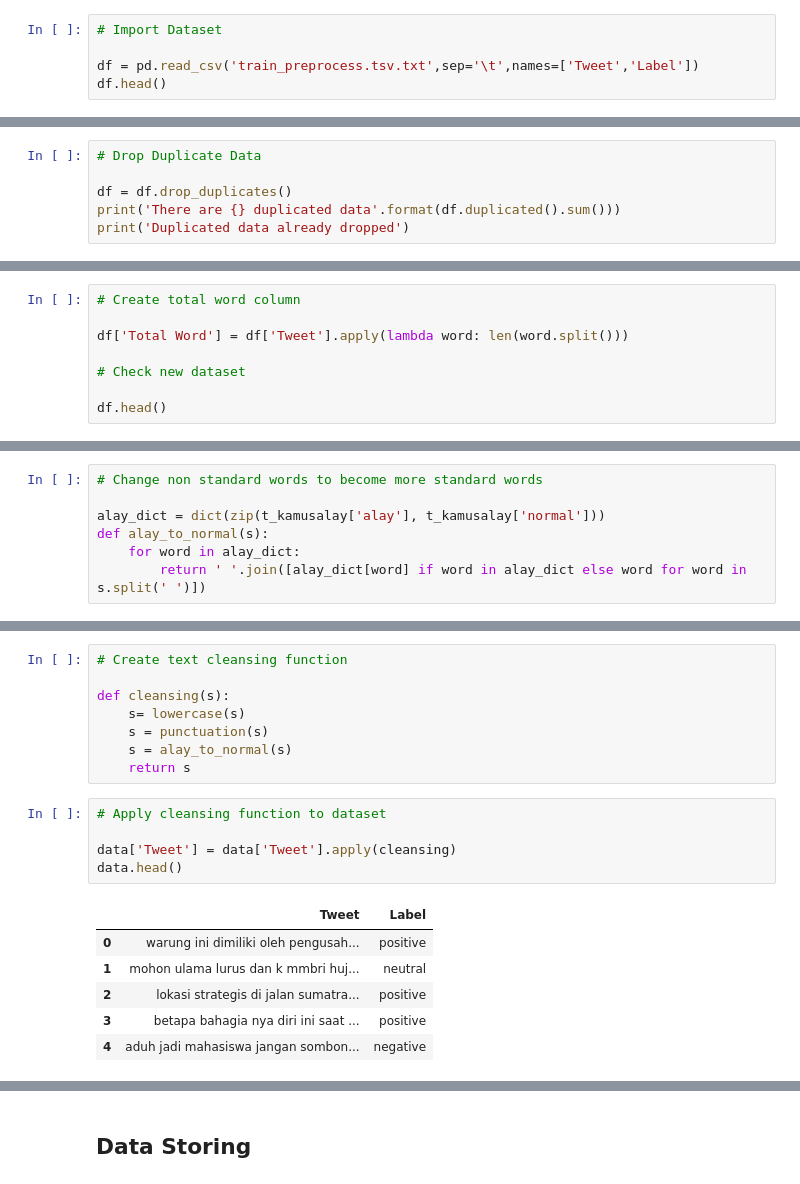
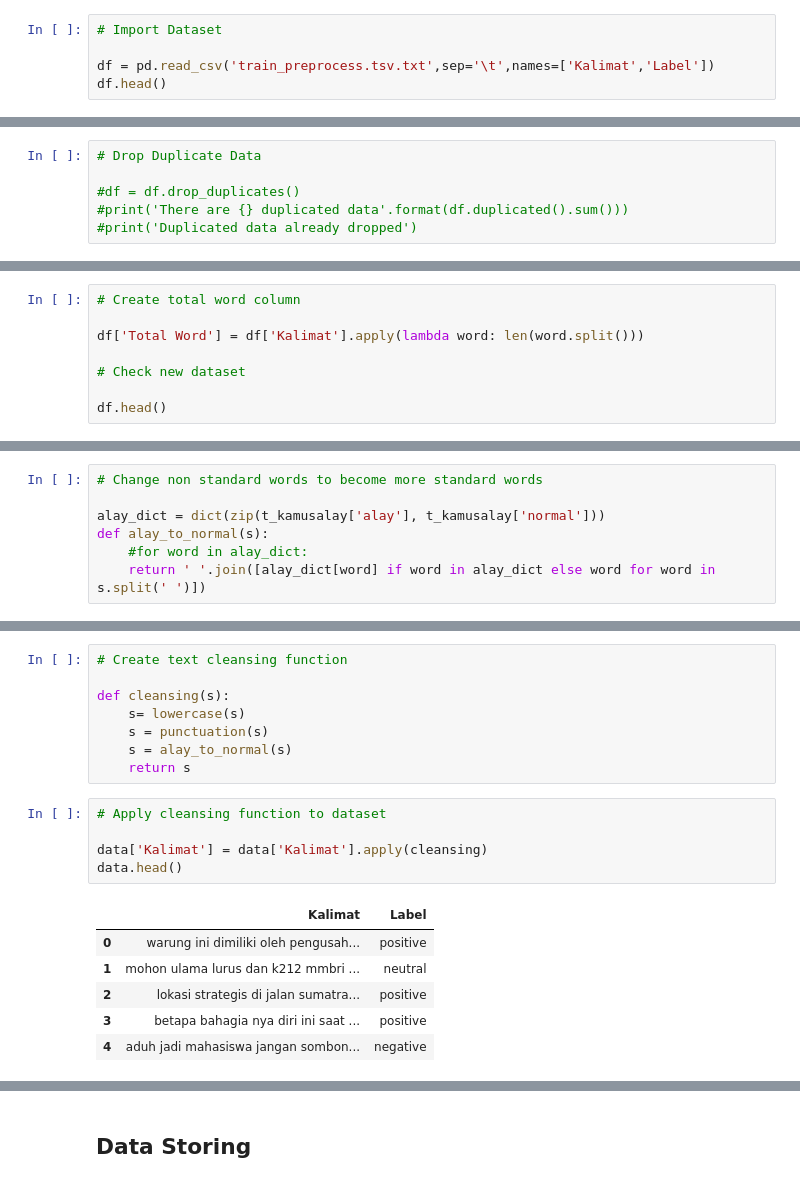
Before and after one commit to emaapriliana/platinum-challenge, a Jupyter notebook: EDA_&_Preprocessing.ipynb, the cells around one changed output, grey strips where cells are left out. Cells and saved outputs as stored; diff of their text form.

```diff
--- a/EDA_&_Preprocessing.ipynb
+++ b/EDA_&_Preprocessing.ipynb
@@ -10,6 +10,6 @@ import string
 # %%
 # Import Dataset
 
-df = pd.read_csv('train_preprocess.tsv.txt',sep='\t',names=['Tweet','Label'])
+df = pd.read_csv('train_preprocess.tsv.txt',sep='\t',names=['Kalimat','Label'])
 df.head()
 # %% [output]
@@ -59,6 +59,6 @@ There are 67 duplicated data
 # %%
 # Drop Duplicate Data
 
-df = df.drop_duplicates()
-print('There are {} duplicated data'.format(df.duplicated().sum()))
-print('Duplicated data already dropped')
+#df = df.drop_duplicates()
+#print('There are {} duplicated data'.format(df.duplicated().sum()))
+#print('Duplicated data already dropped')
@@ -113,7 +108,7 @@ plt.show()
 # %%
 # Create total word column
 
-df['Total Word'] = df['Tweet'].apply(lambda word: len(word.split()))
+df['Total Word'] = df['Kalimat'].apply(lambda word: len(word.split()))
 
 # Check new dataset
 
@@ -241,8 +236,8 @@ t_kamusalay = pd.read_sql_query(q_kamusalay, db)
 
 alay_dict = dict(zip(t_kamusalay['alay'], t_kamusalay['normal']))
 def alay_to_normal(s):
-    for word in alay_dict:
-        return ' '.join([alay_dict[word] if word in alay_dict else word for word in s.split(' ')])
+    #for word in alay_dict:
+    return ' '.join([alay_dict[word] if word in alay_dict else word for word in s.split(' ')])
 # %%
 # Copy dataset
 
@@ -266,12 +261,12 @@ def cleansing(s):
 # %%
 # Apply cleansing function to dataset
 
-data['Tweet'] = data['Tweet'].apply(cleansing)
+data['Kalimat'] = data['Kalimat'].apply(cleansing)
 data.head()
 # %% [output]
-|  | Tweet | Label |
+|  | Kalimat | Label |
 | 0 | warung ini dimiliki oleh pengusah... | positive |
-| 1 | mohon ulama lurus dan k mmbri huj... | neutral |
+| 1 | mohon ulama lurus dan k212 mmbri ... | neutral |
 | 2 | lokasi strategis di jalan sumatra... | positive |
 | 3 | betapa bahagia nya diri ini saat ... | positive |
 | 4 | aduh jadi mahasiswa jangan sombon... | negative |
```
Also changed, not shown: parts of 13 cells of this notebook, 3 other files.
